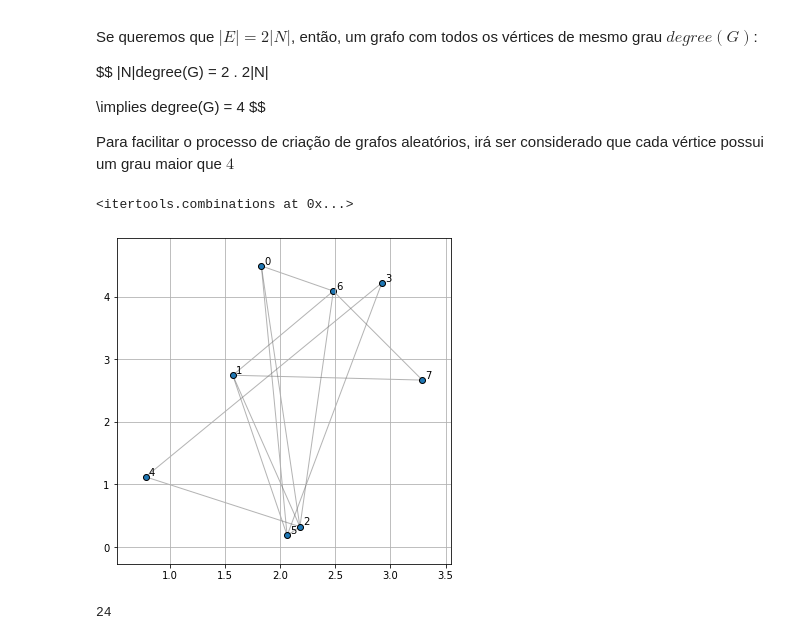
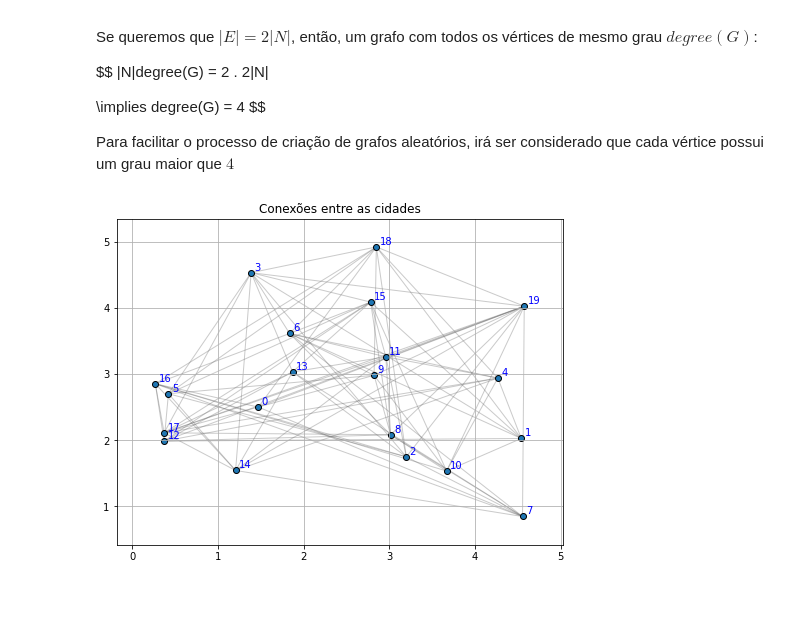
Before and after one commit to Marcelo-Kenji-Noda/Projeto-Fluxo-Em-Redes, a Jupyter notebook: main.ipynb, the cells around one changed output. Saved outputs shown, nothing was run; the diff lists cells and outputs as text; code cells hidden in the pictures; blank space fills up the shorter version.

Commit message:
formatted texts in graphs

```diff
--- a/main.ipynb
+++ b/main.ipynb
@@ -46,13 +47,21 @@ def generate_random_graph(n, max_degree, seed=10):
 
     #Atribui uma distância a cada ponto
     for edge in ntx.edges(G):
-        ntx.set_edge_attributes(G,{edge:{"distance":get_distance(G.nodes[edge[0]]['pos'][0], G.nodes[edge[1]]['pos'][0], G.nodes[edge[0]]['pos'][1], G.nodes[edge[1]]['pos'][1]),"cmap":0.25}})
+        ntx.set_edge_attributes(G,{edge:{"distance":round(get_distance(G.nodes[edge[0]]['pos'][0], G.nodes[edge[1]]['pos'][0], G.nodes[edge[0]]['pos'][1], G.nodes[edge[1]]['pos'][1]),2),"cmap":0.25}})
 
     return G
 # %%
 #Função desenha um grafo
-def draw_graph(G,modified = False, path_list = [], layout='circular', show_arrows = True, has_path = True,custom_edges=[]):
-    f,ax = plt.subplots(figsize=(6,6))
+def draw_graph(
+    G,
+    modified = False,
+    path_list = [],
+    layout='circular',
+    show_arrows = True,
+    has_path = True,
+    custom_edges=[],
+    title = ''):
+    f,ax = plt.subplots(figsize=(8,6))
 
     pos = ntx.get_node_attributes(G,'pos')
 
@@ -64,17 +73,27 @@ def draw_graph(G,modified = False, path_list = [], layout='circular', show_arrow
         x.append(pos[i][0])
         y.append(pos[i][1])
 
+
     # #Desenha as arestas de acordo com o problema
     if not modified:
-        ntx.draw_networkx_edges(G, pos=pos, edge_color='dimgray',alpha=0.5)
-
+        ntx.draw_networkx_edges(G, pos=pos, edge_color='dimgray',alpha=0.35)
+    else:
+        # edge_labels = ntx.get_edge_attributes(ntx.to_directed(G.subgraph(path_list)), "distance")
+        edge_labels = dict([((tuple(e1), G[e1[0]][e1[1]]["distance"]))
+                    for e1 in custom_edges])
+        # del edge_labels[(path_list[0],path_list[-1])]
+        # del edge_labels[(path_list[-1],path_list[0])]
+        ntx.draw_networkx_edges(G.subgraph(path_list),pos=pos, edgelist=custom_edges, edge_color='r', label='distance')
+        ntx.draw_networkx_edge_labels(G.subgraph(path_list), pos, edge_labels, rotate =False)
     #Plota cada vértice
     plt.scatter(x,y,edgecolor={'black'})
 
     #Adiciona o nome em cima de cada vértice
-    eps=0.03
+    eps=0.04
     for i, txt in enumerate(range(len(pos))):
-        plt.annotate(txt, (x[i]+eps, y[i]+eps))
+        plt.annotate(txt, (x[i]+eps, y[i]+eps), color='blue')
+
+    plt.title(title)
 
     ax.tick_params(left=True, bottom=True, labelleft=True, labelbottom=True)
     ax.grid(True)
@@ -85,22 +104,18 @@ def get_random_list_of_edges(n):
         return list(combinations(range(n), r = 2))
     else:
         return random.sample(list(combinations(range(n), r = 2)),3*n)
-# %%
-combinations(list(product(range(5),repeat = 2)), r = 2)
-# %% [output]
-<itertools.combinations at 0x...>
 # %%
-n = 8
-n_max_arestas = 4
+n = 20
+n_max_arestas = 8
 
 G = generate_random_graph(n, n_max_arestas, seed=10)
-draw_graph(G)
+draw_graph(G, title='Conexões entre as cidades')
 g_random_edges = get_random_list_of_edges(n)
 
 min_distance = []
 for edge in g_random_edges:
     min_distance.append({"edge":edge,"min_dist":ntx.dijkstra_path_length(G,edge[0],edge[1],weight='distance')})
 # %% [output]
-[figure, old version]
+[figure, new version]
 # %%
 #Aplicando o método de dijkstra
@@ -120,5 +131,0 @@ for edge in random_edge_list:
-# %%
-
-len(random_edge_list)
-# %% [output]
-24
```
Also changed, not shown: parts of 11 cells of this notebook.
